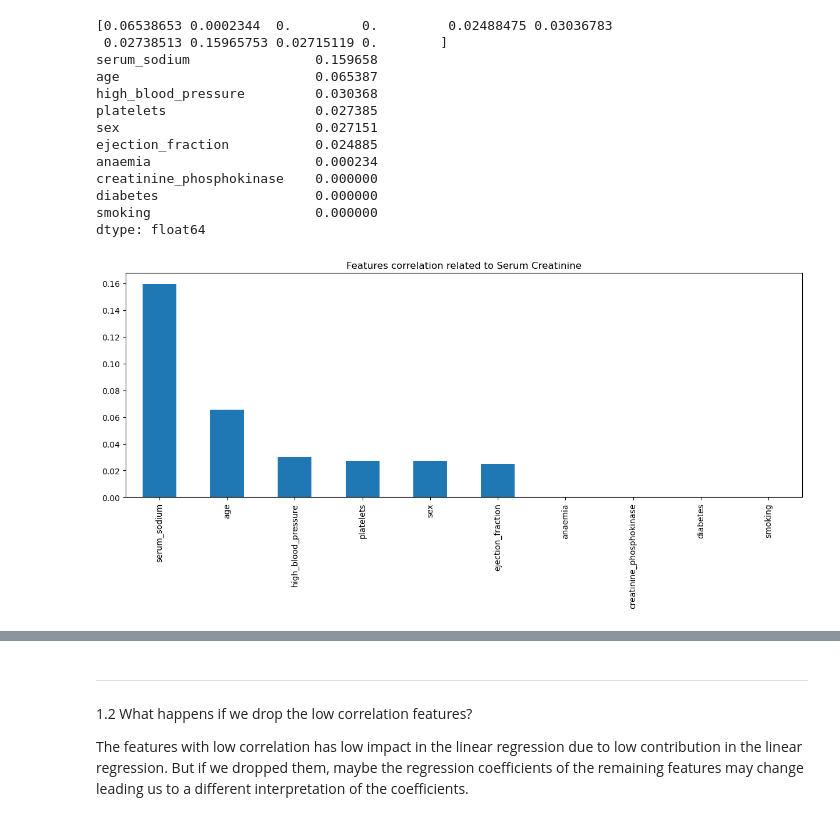
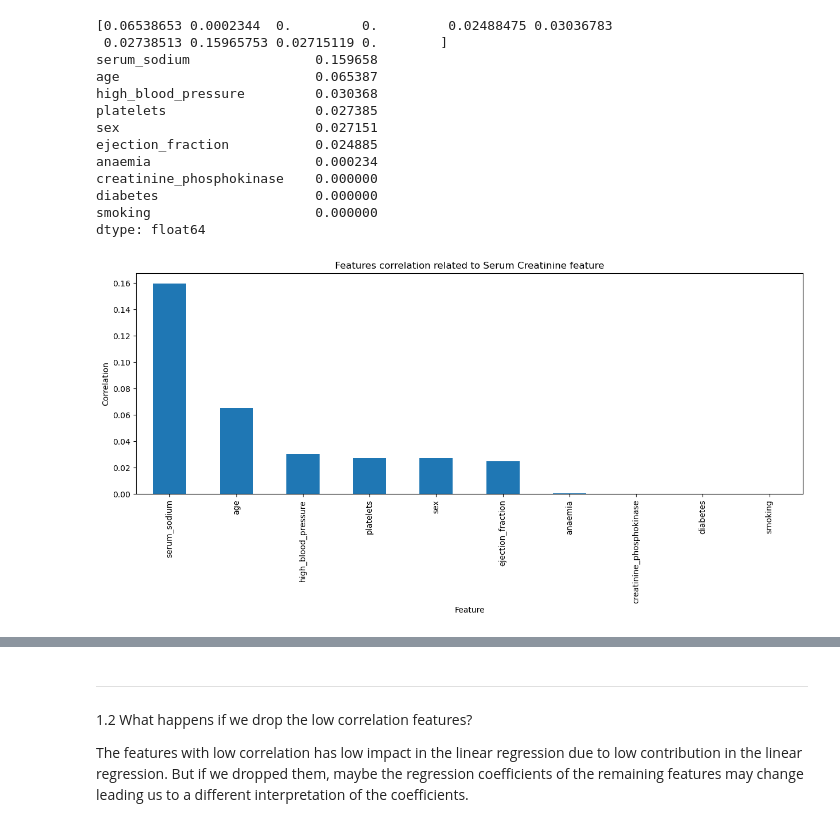
Before and after one commit to rubenscp/MO444-MC886-Tarefas, a Jupyter notebook: Tarefa 02/T2_Classical_Techniques by Rubens.ipynb, the cells around one changed output, grey strips where cells are left out. Drawn from its saved outputs; the diff is of its cells as text; code cells hidden in the pictures.

```diff
--- a/Tarefa 02/T2_Classical_Techniques by Rubens.ipynb
+++ b/Tarefa 02/T2_Classical_Techniques by Rubens.ipynb
@@ -361,10 +361,12 @@ smoking                     0.000000
 dtype: float64
 # %%
 mutual_info_reg.sort_values(ascending=False).plot.bar(figsize=(15,5))
-plt.title('Features correlation related to Serum Creatinine')
+plt.title('Features correlation related to Serum Creatinine feature')
+plt.xlabel('Feature')
+plt.ylabel('Correlation')
 plt.show()
 # %% [output]
-[figure, old version]
+[figure, new version]
 # %%
 df_lin_reg.corr()
 # %% [output]
```
Also changed, not shown: parts of 6 cells of this notebook.
